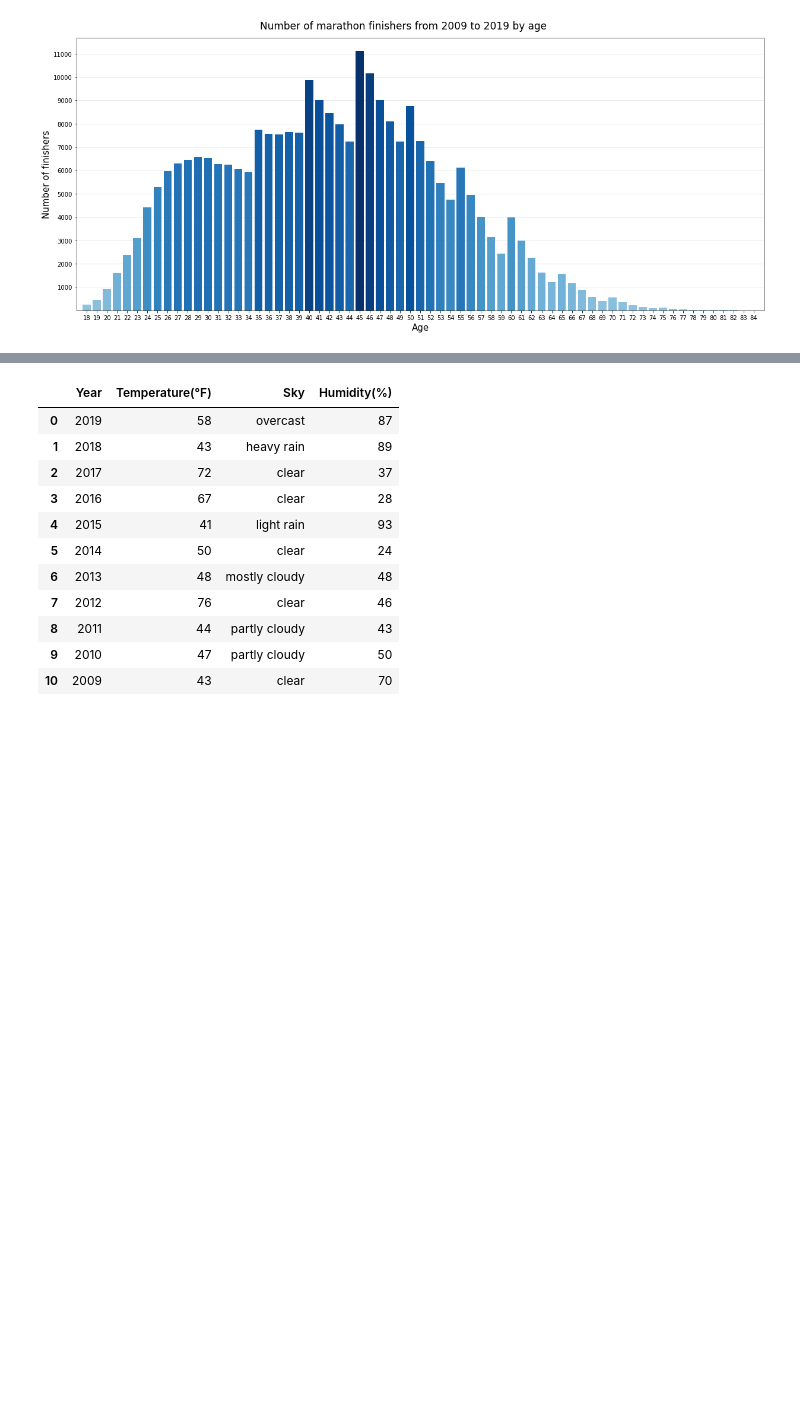
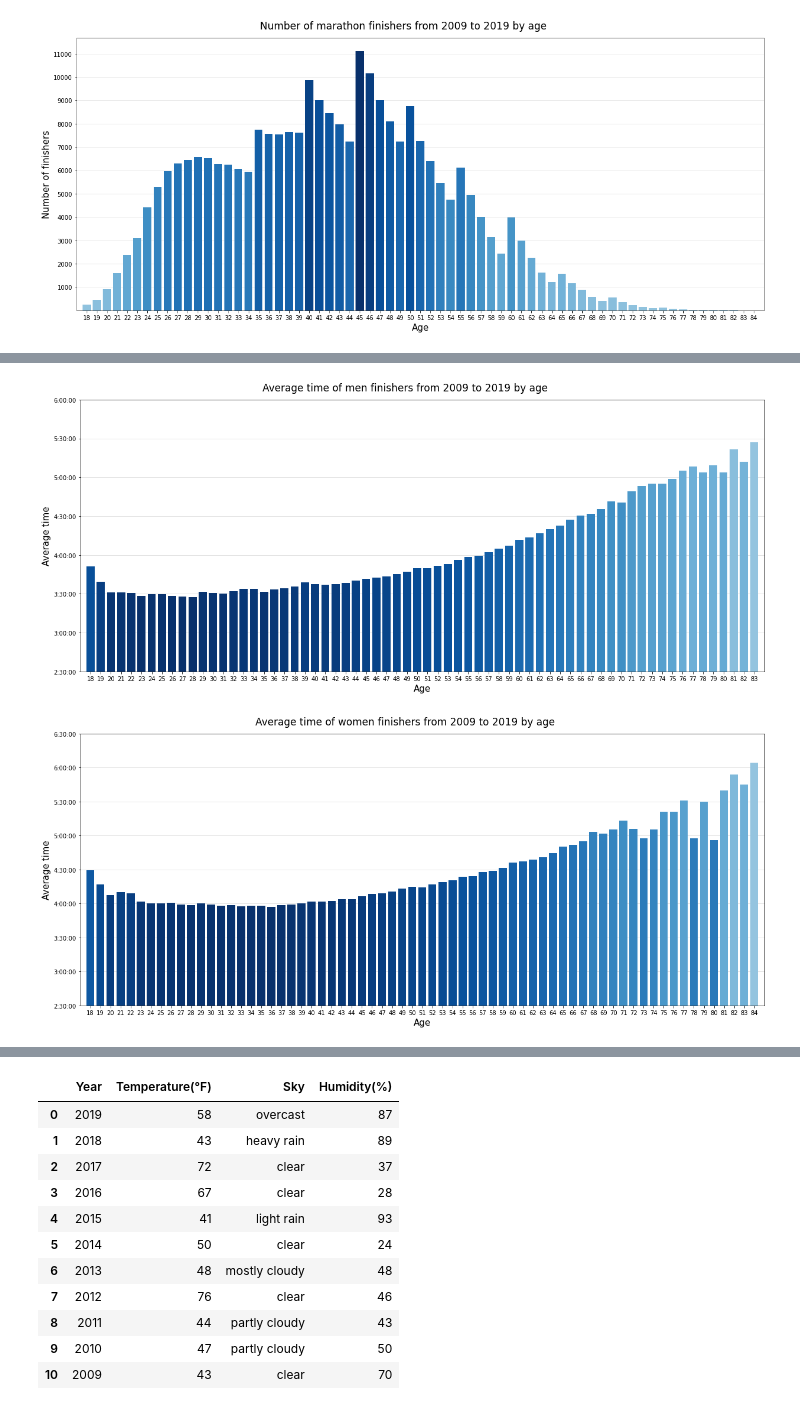
Before and after one commit to tadeq/Boston-marathon-data-analysis, a Jupyter notebook: data_analysis.ipynb, the cells around one changed output, grey strips where cells are left out. Drawn from its saved outputs; the diff is of its cells as text; code cells hidden in the pictures; blank space fills up the shorter version.

Commit message:
add more bar charts for states

```diff
--- a/data_analysis.ipynb
+++ b/data_analysis.ipynb
@@ -150,14 +150,16 @@ plt.show()
 all_results_seconds = all_results.copy(deep=True)
 all_results_seconds['Official Time'] = all_results_seconds['Official Time'].apply(timestamp_to_seconds)
 # %%
-age_mean_times = all_results_seconds.groupby('Age')['Official Time'].mean().to_dict()
-fig, ax = prepare_basic_bar_chart(age_mean_times, 'Average time of finishers from 2009 to 2019 by age', 'Age', 'Average time', False)
-plt.draw()
-y_labels = [label.get_text() for label in ax.get_yticklabels()]
-ax.set_ylim(bottom=9000)
-y_labels_range = np.arange(9000, int(y_labels[-1]), 1800)
-ax.set_yticks(y_labels_range)
-y_labels = [seconds_to_timestamp(label) for label in y_labels_range]
-ax.set_yticklabels(y_labels)
-plt.xlim(age_participants.head(1).index[0] - 1, age_participants.tail(1).index[0] + 1)
-plt.show()
+def prepare_timestamp_ticks(fig, ax, data, bottom_time):
+    bottom_sec = timestamp_to_seconds(bottom_time)
+    plt.draw()
+    y_labels = [label.get_text() for label in ax.get_yticklabels()]
+    ax.set_ylim(bottom=bottom_sec)
+    y_labels_range = np.arange(bottom_sec, int(y_labels[-1]), 1800)
+    ax.set_yticks(y_labels_range)
+    y_labels = [seconds_to_timestamp(label) for label in y_labels_range]
+    ax.set_yticklabels(y_labels)
+    if type(list(data.keys())[0])==int:
+        plt.xlim(sorted(data.keys())[0] - 1, sorted(data.keys())[-1] + 1)
+    elif type(list(data.keys())[0])==str:
+        plt.xlim(-1,len(data.keys()))
@@ -165,0 +173,12 @@ plt.show()
+# %%
+age_mean_times_men = all_results_seconds[all_results_seconds['M/F']=='M'].groupby('Age')['Official Time'].mean().to_dict()
+fig, ax = prepare_basic_bar_chart(age_mean_times_men, 'Average time of men finishers from 2009 to 2019 by age', 'Age', 'Average time', False)
+prepare_timestamp_ticks(fig, ax, age_mean_times_men, '2:30:00')
+plt.show()
+age_mean_times_women = all_results_seconds[all_results_seconds['M/F']=='F'].groupby('Age')['Official Time'].mean().to_dict()
+fig, ax = prepare_basic_bar_chart(age_mean_times_women, 'Average time of women finishers from 2009 to 2019 by age', 'Age', 'Average time', False)
+prepare_timestamp_ticks(fig, ax, age_mean_times_women, '2:30:00')
+plt.show()
+# %% [output]
+[figure, added]
+[figure, added]
```
Also changed, not shown: parts of 22 cells of this notebook.
